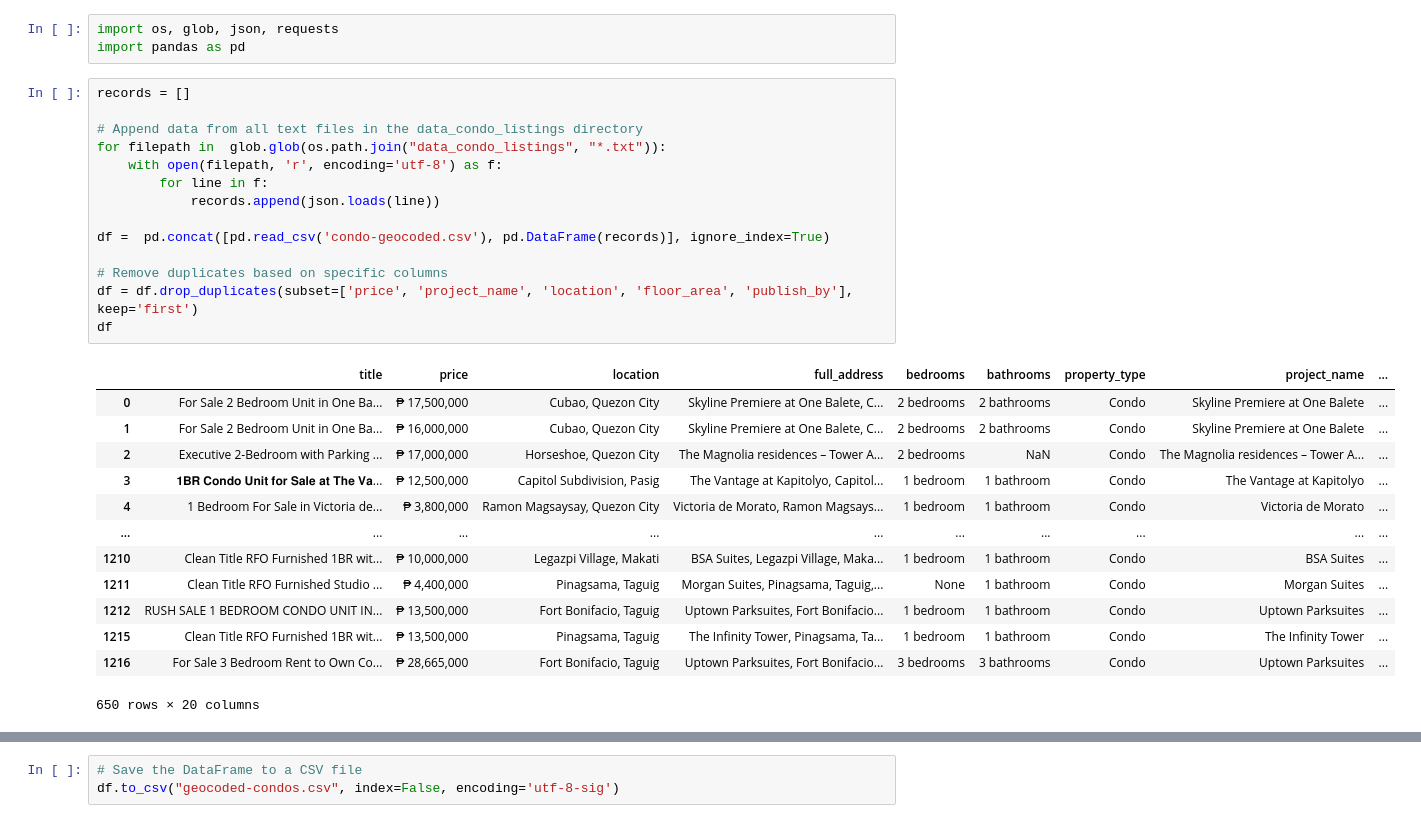
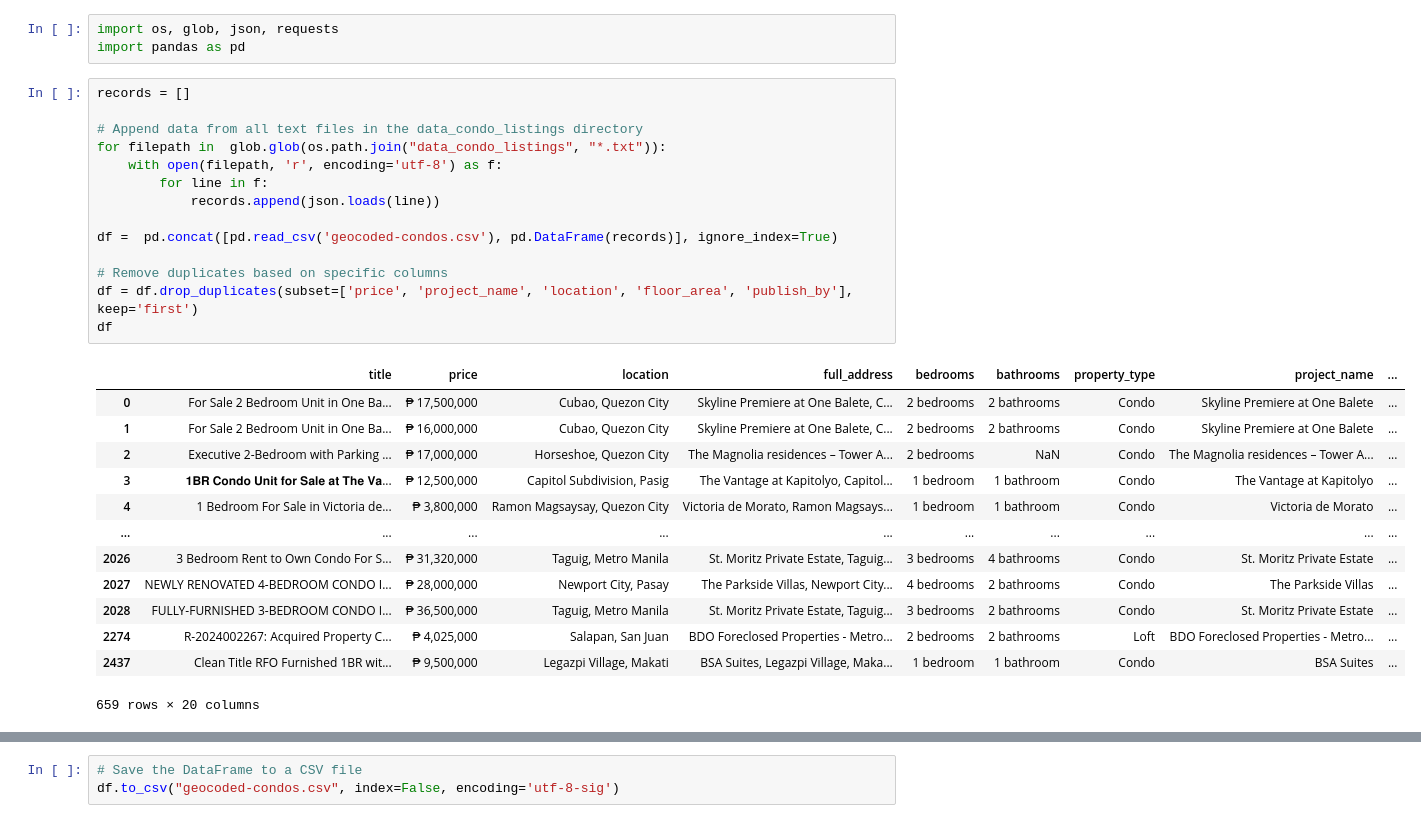
Before and after one commit to darryl-john/condo-amenity-proximity, a Jupyter notebook: geocoder-condos.ipynb, the cells around one changed output, grey strips where cells are left out. Cells and saved outputs as stored; diff of their text form.

```diff
--- a/geocoder-condos.ipynb
+++ b/geocoder-condos.ipynb
@@ -4,31 +4,31 @@ import pandas as pd
 # %%
 records = []
 
 # Append data from all text files in the data_condo_listings directory
 for filepath in  glob.glob(os.path.join("data_condo_listings", "*.txt")):
     with open(filepath, 'r', encoding='utf-8') as f:
         for line in f:
             records.append(json.loads(line))
 
-df =  pd.concat([pd.read_csv('condo-geocoded.csv'), pd.DataFrame(records)], ignore_index=True)
+df =  pd.concat([pd.read_csv('geocoded-condos.csv'), pd.DataFrame(records)], ignore_index=True)
 
 # Remove duplicates based on specific columns
 df = df.drop_duplicates(subset=['price', 'project_name', 'location', 'floor_area', 'publish_by'], keep='first')
 df
 # %% [output]
 |  | title | price | location | full_address | bedrooms | bathrooms | property_type | project_name | ... |
 | 0 | For Sale 2 Bedroom Unit in One Ba... | ₱ 17,500,000 | Cubao, Quezon City | Skyline Premiere at One Balete, C... | 2 bedrooms | 2 bathrooms | Condo | Skyline Premiere at One Balete | ... |
 | 1 | For Sale 2 Bedroom Unit in One Ba... | ₱ 16,000,000 | Cubao, Quezon City | Skyline Premiere at One Balete, C... | 2 bedrooms | 2 bathrooms | Condo | Skyline Premiere at One Balete | ... |
 | 2 | Executive 2-Bedroom with Parking ... | ₱ 17,000,000 | Horseshoe, Quezon City | The Magnolia residences – Tower A... | 2 bedrooms | NaN | Condo | The Magnolia residences – Tower A... | ... |
 | 3 | 𝟏𝐁𝐑 𝐂𝐨𝐧𝐝𝐨 𝐔𝐧𝐢𝐭 𝐟𝐨𝐫 𝐒𝐚𝐥𝐞 𝐚𝐭 𝐓𝐡𝐞 𝐕𝐚... | ₱ 12,500,000 | Capitol Subdivision, Pasig | The Vantage at Kapitolyo, Capitol... | 1 bedroom | 1 bathroom | Condo | The Vantage at Kapitolyo | ... |
 | 4 | 1 Bedroom For Sale in Victoria de... | ₱ 3,800,000 | Ramon Magsaysay, Quezon City | Victoria de Morato, Ramon Magsays... | 1 bedroom | 1 bathroom | Condo | Victoria de Morato | ... |
 | ... | ... | ... | ... | ... | ... | ... | ... | ... | ... |
-| 1210 | Clean Title RFO Furnished 1BR wit... | ₱ 10,000,000 | Legazpi Village, Makati | BSA Suites, Legazpi Village, Maka... | 1 bedroom | 1 bathroom | Condo | BSA Suites | ... |
-| 1211 | Clean Title RFO Furnished Studio ... | ₱ 4,400,000 | Pinagsama, Taguig | Morgan Suites, Pinagsama, Taguig,... | None | 1 bathroom | Condo | Morgan Suites | ... |
-| 1212 | RUSH SALE 1 BEDROOM CONDO UNIT IN... | ₱ 13,500,000 | Fort Bonifacio, Taguig | Uptown Parksuites, Fort Bonifacio... | 1 bedroom | 1 bathroom | Condo | Uptown Parksuites | ... |
-| 1215 | Clean Title RFO Furnished 1BR wit... | ₱ 13,500,000 | Pinagsama, Taguig | The Infinity Tower, Pinagsama, Ta... | 1 bedroom | 1 bathroom | Condo | The Infinity Tower | ... |
-| 1216 | For Sale 3 Bedroom Rent to Own Co... | ₱ 28,665,000 | Fort Bonifacio, Taguig | Uptown Parksuites, Fort Bonifacio... | 3 bedrooms | 3 bathrooms | Condo | Uptown Parksuites | ... |
+| 2026 | 3 Bedroom Rent to Own Condo For S... | ₱ 31,320,000 | Taguig, Metro Manila | St. Moritz Private Estate, Taguig... | 3 bedrooms | 4 bathrooms | Condo | St. Moritz Private Estate | ... |
+| 2027 | NEWLY RENOVATED 4-BEDROOM CONDO I... | ₱ 28,000,000 | Newport City, Pasay | The Parkside Villas, Newport City... | 4 bedrooms | 2 bathrooms | Condo | The Parkside Villas | ... |
+| 2028 | FULLY-FURNISHED 3-BEDROOM CONDO I... | ₱ 36,500,000 | Taguig, Metro Manila | St. Moritz Private Estate, Taguig... | 3 bedrooms | 2 bathrooms | Condo | St. Moritz Private Estate | ... |
+| 2274 | R-2024002267: Acquired Property C... | ₱ 4,025,000 | Salapan, San Juan | BDO Foreclosed Properties - Metro... | 2 bedrooms | 2 bathrooms | Loft | BDO Foreclosed Properties - Metro... | ... |
+| 2437 | Clean Title RFO Furnished 1BR wit... | ₱ 9,500,000 | Legazpi Village, Makati | BSA Suites, Legazpi Village, Maka... | 1 bedroom | 1 bathroom | Condo | BSA Suites | ... |
-650 rows × 20 columns
+659 rows × 20 columns
 # %%
 API_KEY = "AIzaSyATTWZx0JUPqeaHjm718D0SZsrA5T16kOI"
 
```
Also changed, not shown: parts of 1 cell of this notebook, 3 other files.
